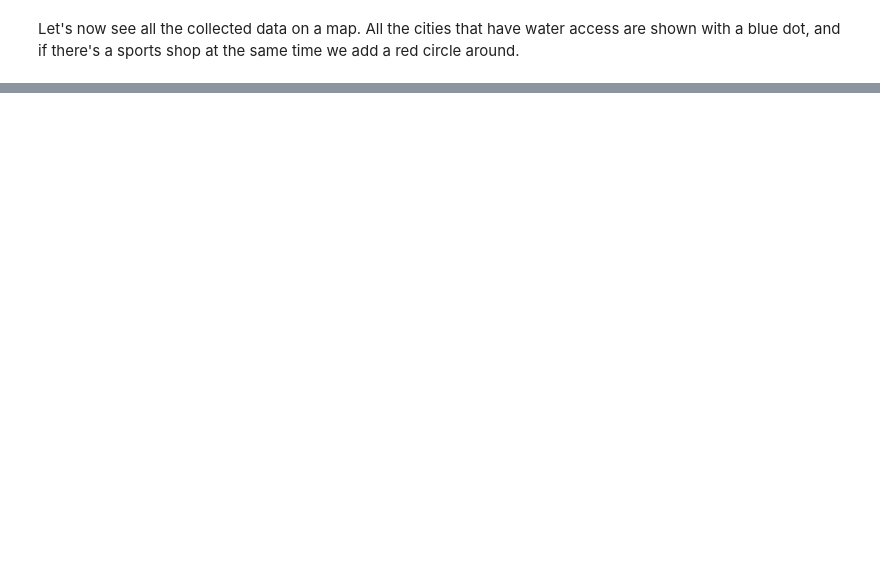
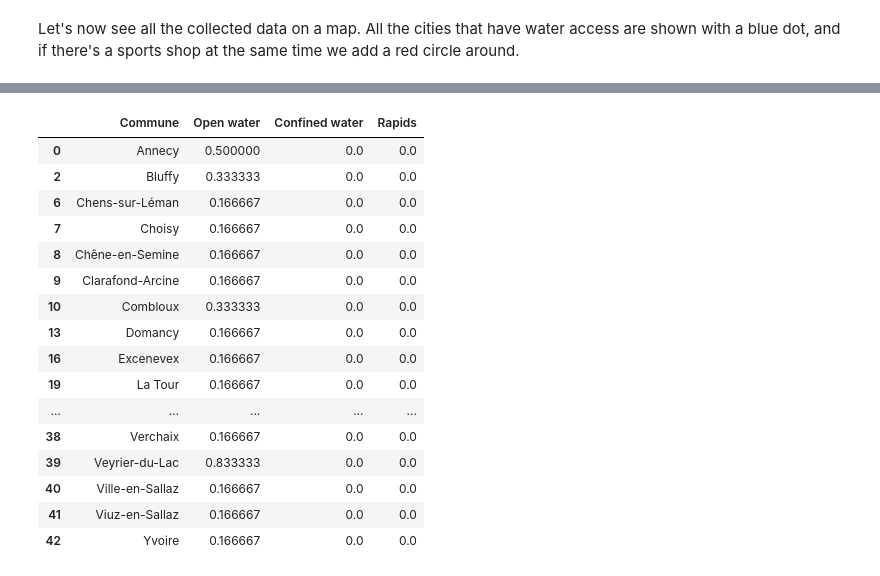
Before and after one commit to SandrineMetral/Coursera_Capstone, a Jupyter notebook: The Battle of Neighborhoods.ipynb, the cells around one changed output, grey strips where cells are left out. Drawn from its saved outputs; the diff is of its cells as text; code cells hidden in the pictures; blank space fills up the shorter version.

```diff
--- a/The Battle of Neighborhoods.ipynb
+++ b/The Battle of Neighborhoods.ipynb
@@ -415,0 +536,12 @@ This concludes the data gathering phase - we're now ready to use this data for a
+# %%
+filt_norm=df_norm
+filt_norm = filt_norm.drop(['Population'],axis=1)
+# %%
+filt_norm['Open water']=filt_norm['Beach']+filt_norm['Lake']+filt_norm['Waterfront']+filt_norm['Dive Spot']+filt_norm['Harbor / Marina']
+filt_norm['Confined water']=filt_norm['Pool']+filt_norm['Spa']+filt_norm['Hot Spring']+filt_norm['Water Park']
+filt_norm['Rapids']=filt_norm['Rafting']+filt_norm['Waterfall']+filt_norm['River']
+filt_norm = filt_norm.drop(['Beach','Lake','Waterfront','Dive Spot','Harbor / Marina','Pool','Spa','Hot Spring','Water Park','Rafting','Waterfall','River'],axis=1)
+filt_norm['Open water']=filt_norm['Open water']/filt_norm['Open water'].max()
+filt_norm['Confined water']=filt_norm['Confined water']/filt_norm['Confined water'].max()
+filt_norm['Rapids']=filt_norm['Rapids']/filt_norm['Rapids'].max()
+filt_norm.head()
@@ -415,0 +557,11 @@ This concludes the data gathering phase - we're now ready to use this data for a
+# %%
+# set number of clusters
+kclusters = 3
+
+htesavoie_clustering = filt_norm.drop('Commune', 1)
+
+# run k-means clustering
+kmeans = KMeans(n_clusters=kclusters, random_state=0).fit(htesavoie_clustering)
+
+# check cluster labels generated for each row in the dataframe
+kmeans.labels_[0:10]
@@ -415,0 +570,5 @@ This concludes the data gathering phase - we're now ready to use this data for a
+# %%
+# add clustering labels
+filt_norm.insert(0, 'Cluster Labels', kmeans.labels_)
+df_noshop.insert(0, 'Cluster Labels', kmeans.labels_)
+filt_norm.head()
@@ -415,0 +608,20 @@ This concludes the data gathering phase - we're now ready to use this data for a
+# %%
+filt_norm.loc[filt_norm['Cluster Labels']==0,filt_norm.columns[[1]+list(range(2,filt_norm.shape[1]))]]
+# %% [output]
+|  | Commune | Open water | Confined water | Rapids |
+| 0 | Annecy | 0.500000 | 0.0 | 0.0 |
+| 2 | Bluffy | 0.333333 | 0.0 | 0.0 |
+| 6 | Chens-sur-Léman | 0.166667 | 0.0 | 0.0 |
+| 7 | Choisy | 0.166667 | 0.0 | 0.0 |
+| 8 | Chêne-en-Semine | 0.166667 | 0.0 | 0.0 |
+| 9 | Clarafond-Arcine | 0.166667 | 0.0 | 0.0 |
+| 10 | Combloux | 0.333333 | 0.0 | 0.0 |
+| 13 | Domancy | 0.166667 | 0.0 | 0.0 |
+| 16 | Excenevex | 0.166667 | 0.0 | 0.0 |
+| 19 | La Tour | 0.166667 | 0.0 | 0.0 |
+| ... | ... | ... | ... | ... |
+| 38 | Verchaix | 0.166667 | 0.0 | 0.0 |
+| 39 | Veyrier-du-Lac | 0.833333 | 0.0 | 0.0 |
+| 40 | Ville-en-Sallaz | 0.166667 | 0.0 | 0.0 |
+| 41 | Viuz-en-Sallaz | 0.166667 | 0.0 | 0.0 |
+| 42 | Yvoire | 0.166667 | 0.0 | 0.0 |
```
Also changed, not shown: parts of 45 cells of this notebook.
